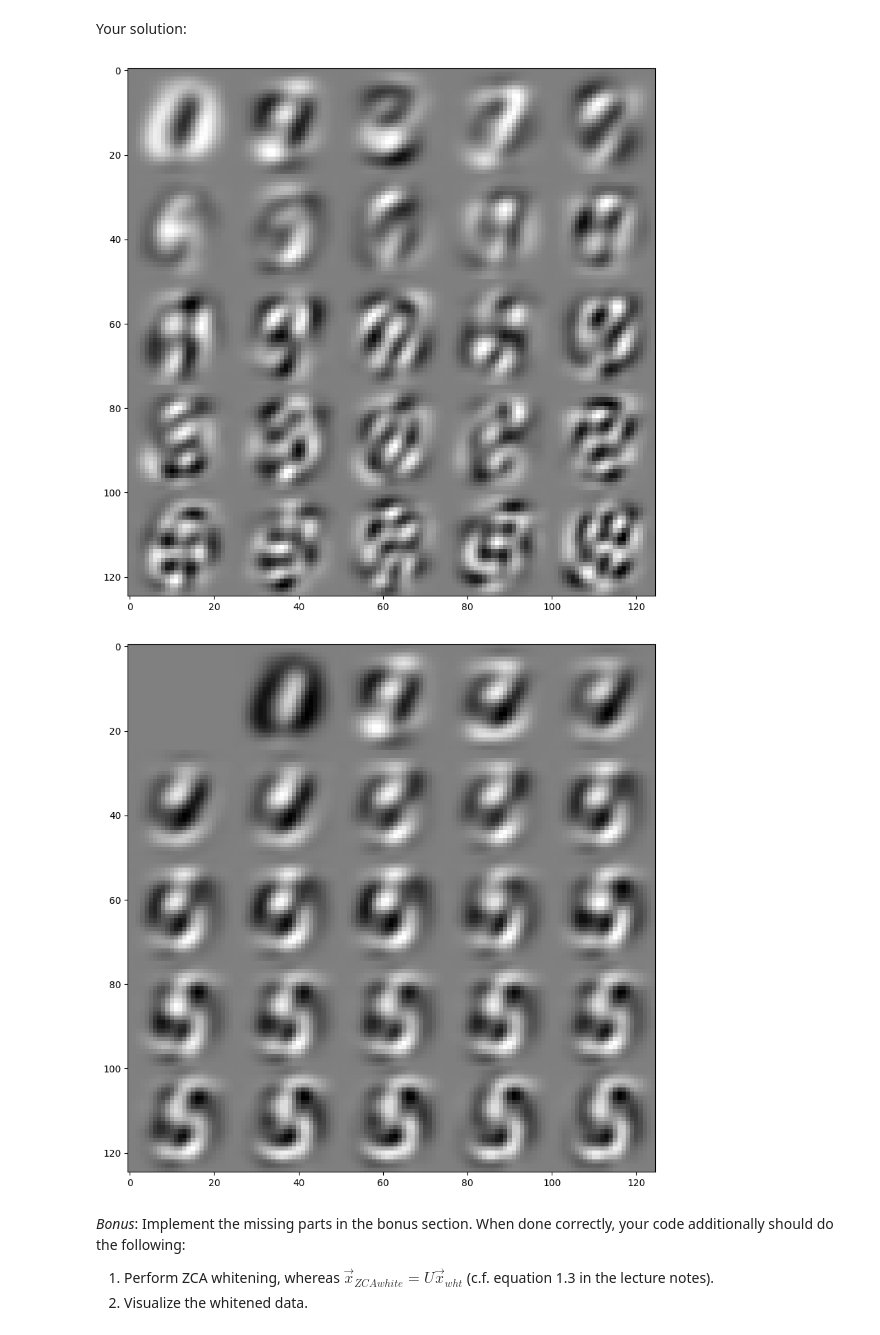
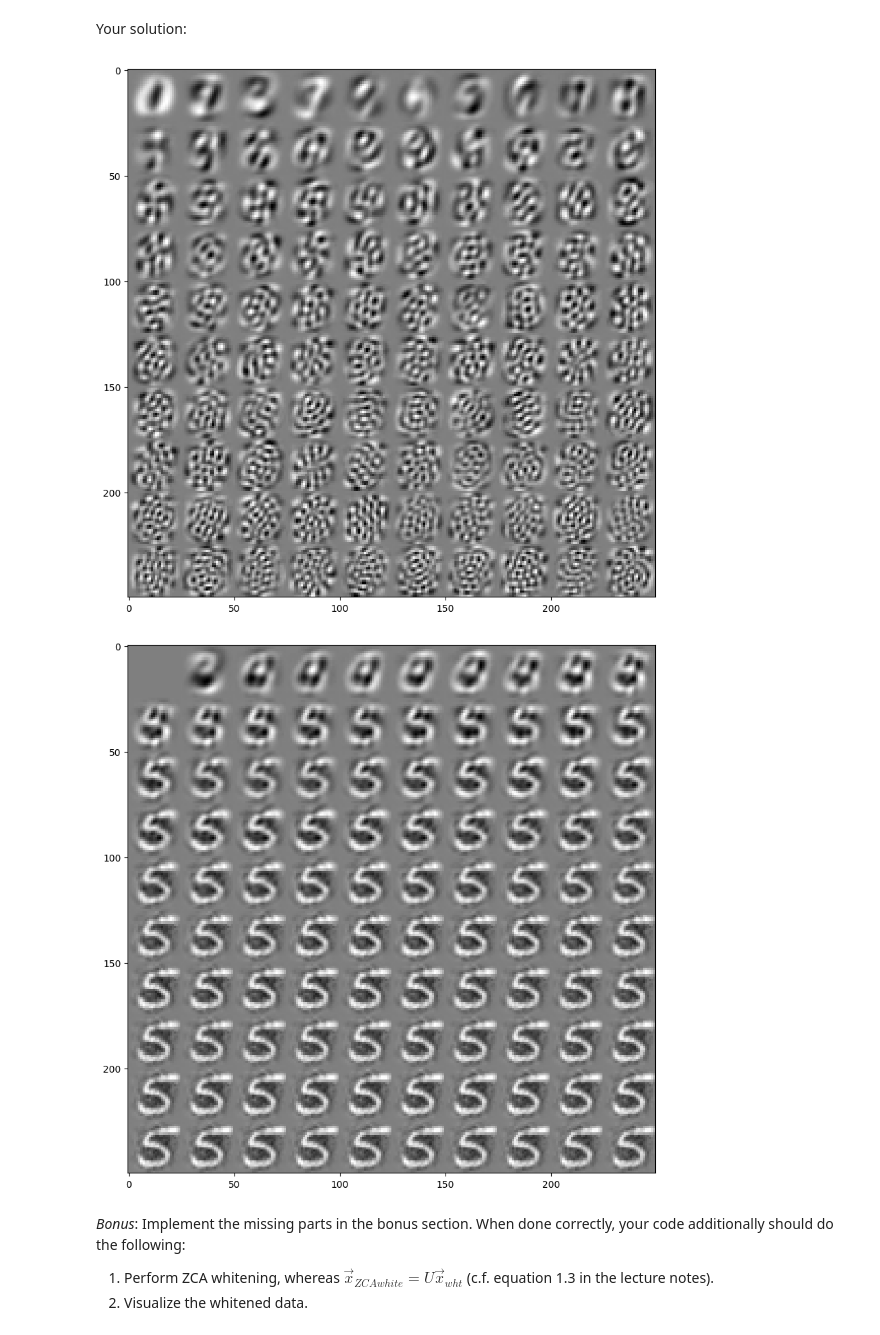
Before and after one commit to yoney-7/Machine-Learning-Exercises, a Jupyter notebook: exercise_1.ipynb, the cells around one changed output. Drawn from its saved outputs; the diff is of its cells as text; code cells hidden in the pictures.

```diff
--- a/exercise_1.ipynb
+++ b/exercise_1.ipynb
@@ -145,15 +137,15 @@ n_patches = 10000
 patch_size = 25
 
 # TODO n_basis : number of new basis vectors
-n_basis = 25
+n_basis = 100
 
 # TODO method : string describing whether to perform pca, ica, or sc
-method = 'pca'
+method = 'sc'
 
 # TODO n_iterations : number of iterations (only for sparse coding)
 n_iterations = 50
 
-SC_LOAD_DICTIONARY = False
+SC_LOAD_DICTIONARY = True
 # %%
 ## Compute and show the principal components
 
@@ -179,25 +171,25 @@ patches = random_patches(mean_free_data, img_height, img_width, n_patches, patch
 
 # TODO perform the chosen unsupervised method on the drawn patches
 if method == 'pca':
-    pca = PCA(n_components=n_basis)
+    pca = PCA(n_components = n_basis)
     pca.fit(patches)
     basis = pca.components_
 elif method == 'ica':
-    ica = FastICA(n_components=n_basis, max_iter=1000)
+    ica = FastICA(n_components = n_basis, max_iter = 1000)
     ica.fit(patches)
     basis = np.linalg.pinv(ica.components_).T
 elif method == 'sc':
     if SC_LOAD_DICTIONARY:
         basis = np.load('data/sc_basis.npy')
     else:
-        sc = DictionaryLearning(n_components=n_basis, max_iter=n_iterations)
+        sc = DictionaryLearning(n_components = n_basis, max_iter = n_iterations)
         sc.fit(patches)
         basis = sc.components_
 
 # TODO show the new set of basis vectors (only the first n_basis)
 show_in_grid(basis[:n_basis], patch_size, patch_size)
 # %% [output]
-[figure, old version]
+[figure, new version]
 # %%
 # RECONSTRUCTION
 ## Use different subsets of the new basis vectors to reconstruct a random patch
@@ -207,20 +199,15 @@ from sklearn.decomposition import sparse_encode
 # TODO draw a random patch
 random_patch = patches[random.randint(0, n_patches-1)]
 
+
 # TODO reconstruct the random patch
 reconstructions = []
 
-
-
 def sparse_coding_reconstruction(random_patch, basis, reconstructions, n_basis):
-
-    coefficients = sparse_encode(
-    random_patch.reshape(1, -1),
-    basis
-)[0]
+    coefficients = sparse_encode(random_patch.reshape(1, -1), basis)[0]
 
     # Sort coefficients by absolute magnitude
-    indices = np.argsort(np.abs(coefficients))[:-1]
+    indices = np.argsort(np.abs(coefficients))[::-1]
 
     for i in range(n_basis):
         # TODO: only use the first i basis vectors
@@ -230,41 +217,41 @@ def sparse_coding_reconstruction(random_patch, basis, reconstructions, n_basis):
         coef = coefficients[selected_indices]
         # From sparse_encode documentation. The output of sparse_encode
         # X ~= code * dictionary
-        coef = -1
+
         # TODO: compute the reconstruction
         x_recon = coef @ selected_basis
         reconstructions.append(x_recon)
 
     return reconstructions
 
 def linear_reconstruction(random_patch, basis, reconstructions, n_basis):
     for i in range(n_basis):
         # TODO: only use the first i basis vectors
         selected_basis = basis[:i]
         # TODO: compute the inverse basis
         inverse_basis = np.linalg.pinv(selected_basis)
         # TODO: compute the coefficients
         coef = random_patch @ inverse_basis
         # TODO: compute the reconstruction
         x_recon = coef @ selected_basis
         reconstructions.append(x_recon)
 
     return reconstructions
 
 if method == 'sc':
     reconstructions = sparse_coding_reconstruction(
         random_patch, basis, reconstructions, n_basis
     )
 else:
     reconstructions = linear_reconstruction(
         random_patch, basis, reconstructions, n_basis
     )
 reconstructions = np.stack(reconstructions)
 
 # TODO show the reconstructed patch
 show_in_grid(reconstructions, patch_size, patch_size)
 # %% [output]
-[figure, old version]
+[figure, new version]
 # %% [markdown]
 *Bonus*: Implement the missing parts in the bonus section. When done correctly, your code additionally should do the following:
 1. Perform ZCA whitening, whereas $\vec{x}_{ZCAwhite}=U\vec{x}_{wht}$ (c.f. equation 1.3 in the lecture notes).
```
Also changed, not shown: parts of 3 cells of this notebook.
